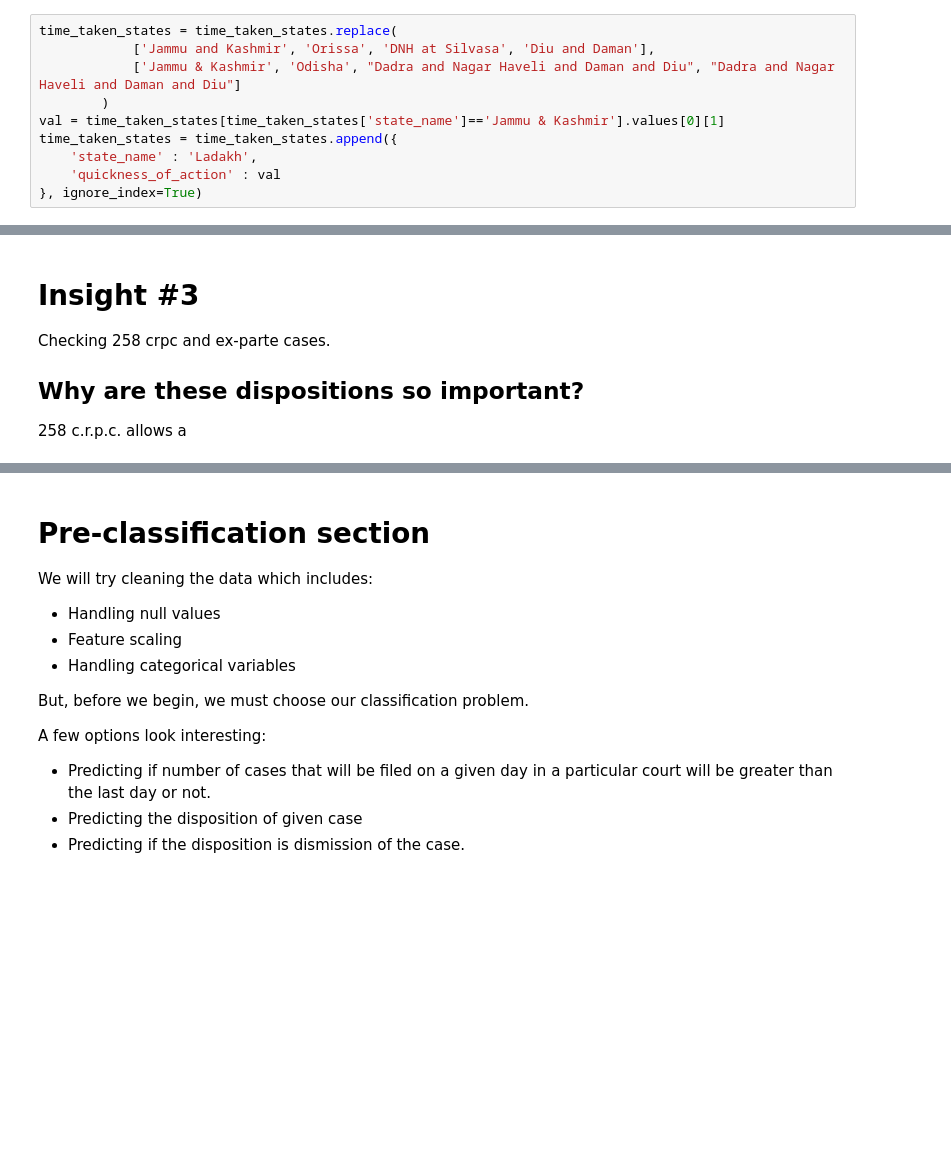
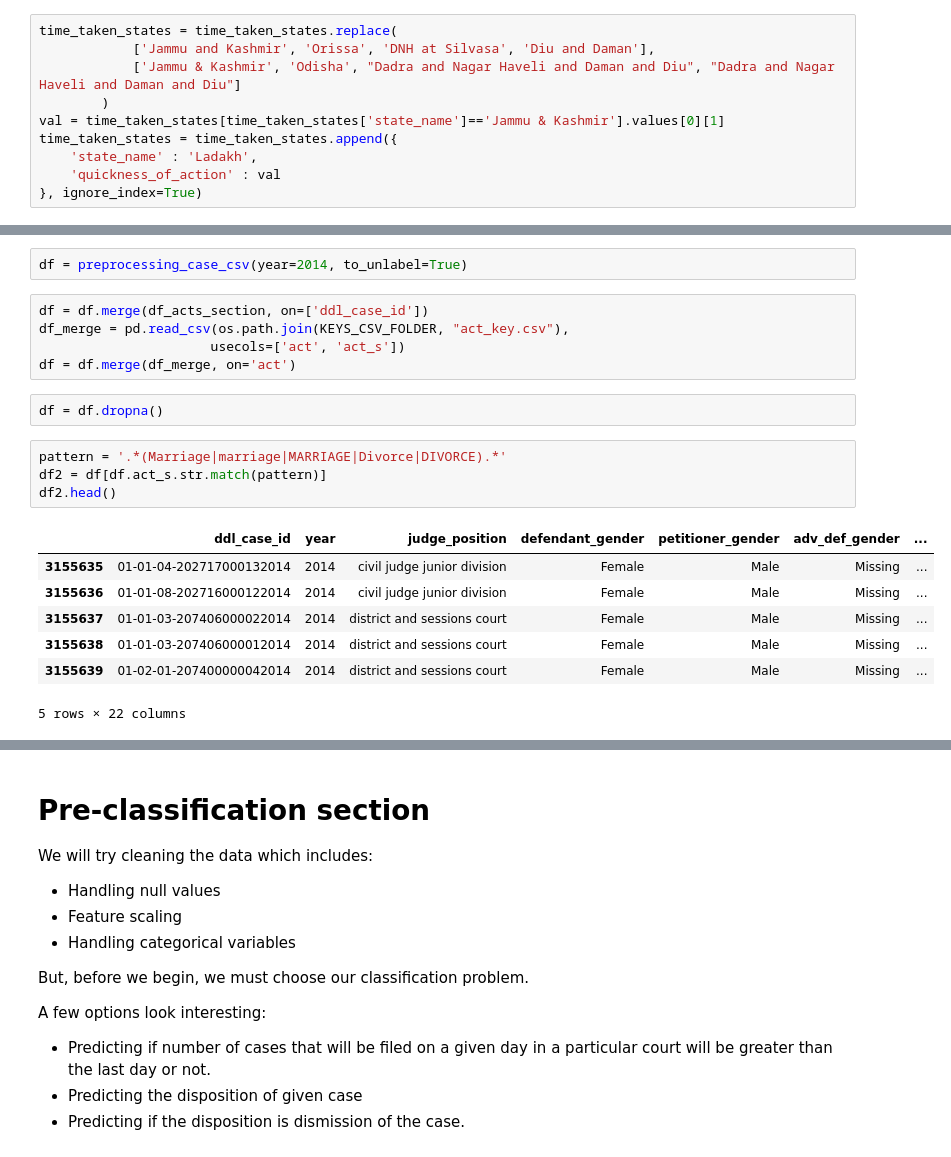
Before and after one commit to ujjwal-shekhar/Indian-Judicial-System-PreCog, a Jupyter notebook: data-visualizer-precog.ipynb, the cells around one changed output, grey strips where cells are left out. Cells and saved outputs as stored; diff of their text form; blank space fills up the shorter version.

```diff
--- a/data-visualizer-precog.ipynb
+++ b/data-visualizer-precog.ipynb
@@ -966,6 +994,21 @@ px.scatter(avg_quickness_district, x="district_name", y="quickness_of_action")
-# %% [markdown]
-# Insight #3
-Checking 258 crpc and ex-parte cases.
-
-## Why are these dispositions so important?
-258 c.r.p.c. allows a
+# %%
+df = preprocessing_case_csv(year=2014, to_unlabel=True)
+# %%
+df = df.merge(df_acts_section, on=['ddl_case_id'])
+df_merge = pd.read_csv(os.path.join(KEYS_CSV_FOLDER, "act_key.csv"),
+                      usecols=['act', 'act_s'])
+df = df.merge(df_merge, on='act')
+# %%
+df = df.dropna()
+# %%
+pattern = '.*(Marriage|marriage|MARRIAGE|Divorce|DIVORCE).*'
+df2 = df[df.act_s.str.match(pattern)]
+df2.head()
+# %% [output]
+|  | ddl_case_id | year | judge_position | defendant_gender | petitioner_gender | adv_def_gender | ... |
+| 3155635 | 01-01-04-202717000132014 | 2014 | civil judge junior division | Female | Male | Missing | ... |
+| 3155636 | 01-01-08-202716000122014 | 2014 | civil judge junior division | Female | Male | Missing | ... |
+| 3155637 | 01-01-03-207406000022014 | 2014 | district and sessions court | Female | Male | Missing | ... |
+| 3155638 | 01-01-03-207406000012014 | 2014 | district and sessions court | Female | Male | Missing | ... |
+| 3155639 | 01-02-01-207400000042014 | 2014 | district and sessions court | Female | Male | Missing | ... |
+5 rows × 22 columns
```
Also changed, not shown: parts of 24 cells of this notebook.
